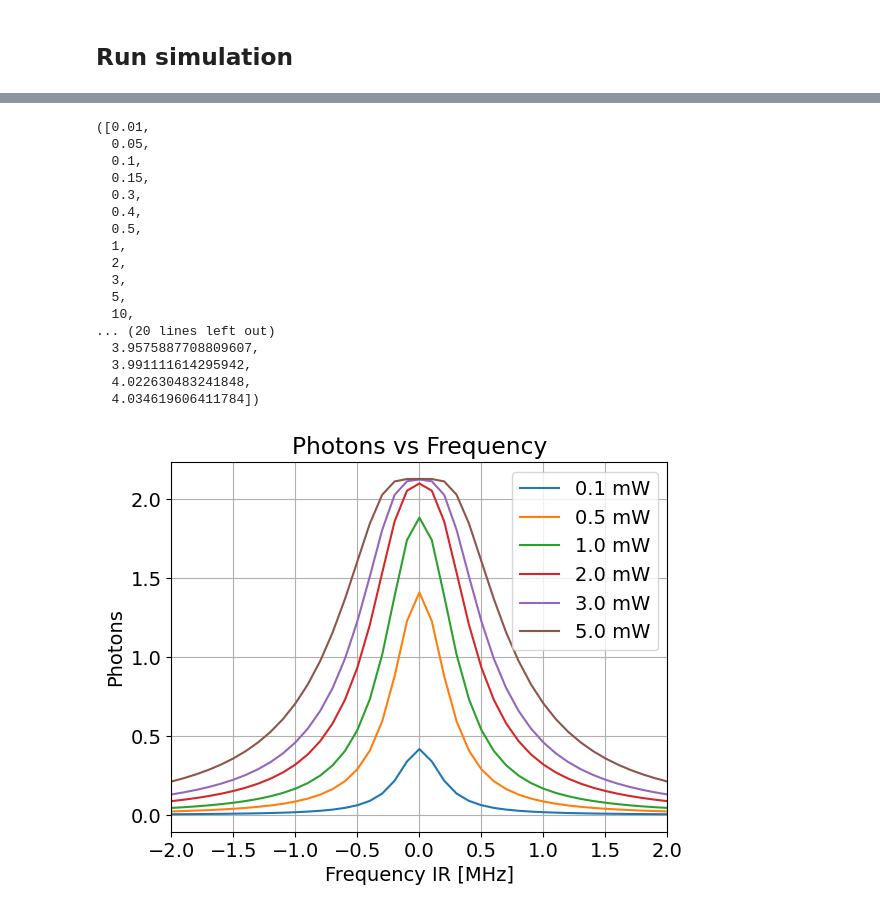
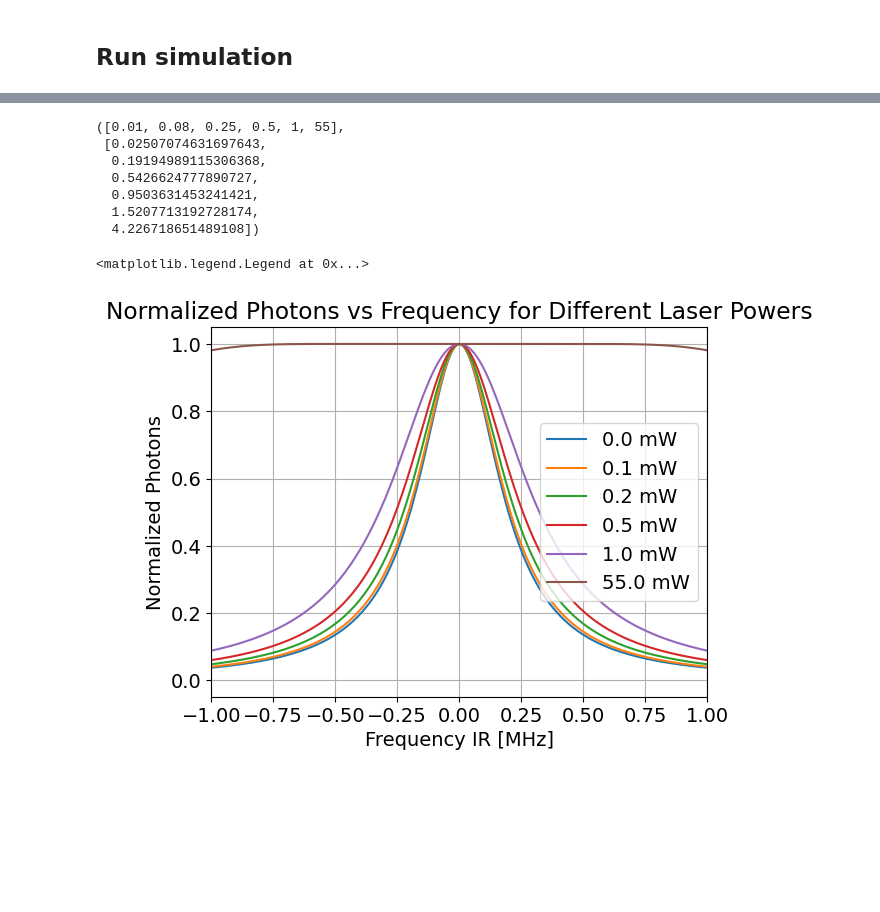
Before and after one commit to zhouperry/CeNTREX-TlF-julia-extension, a Jupyter notebook: examples/R2 transition longer beamline.ipynb, the cells around one changed output, grey strips where cells are left out. Cells and saved outputs as stored; diff of their text form; code cells hidden in the pictures; blank space fills up the shorter version.

```diff
--- a/examples/R2 transition longer beamline.ipynb
+++ b/examples/R2 transition longer beamline.ipynb
@@ -75,7 +75,7 @@ odepars = lindblad_julia.odeParameters(
     β=0,  # laser phase modulation depth [rad]
     PZ0=1,
     # molecules
-    z0=0,  # molecule start z position [m]
+    z0=-0.03,  # molecule start z position [m]
     vz=184,  # longitudinal molecular velocity [m/s]
     vx=0,
     y0=0.0,
@@ -263,7 +271,11 @@ def power_scan_function(laser_power):
     ρ = utils.population.generate_uniform_population_states(
         states.QuantumSelector(J=2, F=3, electronic=states.ElectronicState.X), obe_system.QN
     )
+    stop_function = "vz*t + z0 >= 2e-2"
 
+    callback = lindblad_julia.setup_discrete_callback_terminate(
+        odepars=odepars, stop_expression=stop_function
+    )
     odepars.σz, odepars.σy = sigma_x*pixel_x_size, sigma_y*pixel_y_size
     odepars.β = 0
     odepars.θ = theta
@@ -281,10 +293,11 @@ def power_scan_function(laser_power):
         saveat=1e-6,
         abstol=1e-10,
         reltol=1e-7,
+        callback=callback,
     )
 
-    problem = lindblad_julia.OBEProblem(odepars, ρ, tspan=(0, 50e-6))
-    frequencies = np.arange(-10, 10, 0.1) * 2 * np.pi * 1e6 * 4
+    problem = lindblad_julia.OBEProblem(odepars, ρ, tspan=(0, 500e-6))
+    frequencies = np.arange(-5, 5, 0.01) * 2 * np.pi * 1e6 * 4
 
     scan_values = [frequencies]
     parameters = ["laser_detuning"]
@@ -368,7 +377,8 @@ def fwhm(freq, signal):
     return width, f_left, f_right
 
 
-laser_powers = [0.01, 0.05, 0.1, 0.15, 0.3, 0.4, 0.5, 1, 2, 3, 5, 10, 15, 20, 25, 30, 40, 50]
+laser_powers = [0.01, 0.08, 0.25, 0.5, 1, 55]
+results_scan = {}
 integrals = []
 fwhms = []
 fig, ax = plt.subplots(figsize=(10, 6))
@@ -377,15 +387,11 @@ for power in tqdm.tqdm(laser_powers):
     # Assume: frequencies and results.results are given arrays
     frequencies = frequencies / (2 * np.pi * 1e6 * 4)  # scale frequencies
 
-    # Apply mask for the range -1 to 1
-    mask = (frequencies >= -1) & (frequencies <= 1)
     fwhm_value, f_left, f_right = fwhm(frequencies, results.results)
     fwhms.append(fwhm_value)
-    frequencies_masked = frequencies[mask]
-    results_masked = results.results[mask]
-
+    results_scan[power] = (frequencies, results)
     # Perform numerical integration
-    integral = simpson(results_masked, x=frequencies_masked)
+    integral = simpson(results.results, x=frequencies)
     integrals.append(integral)
     ax.plot(frequencies, results.results, label=f"{power:.1f} mW")
 ax.set_xlabel("Frequency [MHz]")
@@ -460,34 +466,23 @@ plt.show()
 # %%
 laser_powers, integrals
 # %% [output]
-([0.01,
-  0.05,
-  0.1,
-  0.15,
-  0.3,
-  0.4,
-  0.5,
-  1,
-  2,
-  3,
-  5,
-  10,
-... (20 lines left out)
-  3.9575887708809607,
-  3.991111614295942,
-  4.022630483241848,
-  4.034619606411784])
+([0.01, 0.08, 0.25, 0.5, 1, 55],
+ [0.02507074631697643,
+  0.19194989115306368,
+  0.5426624777890727,
+  0.9503631453241421,
+  1.5207713192728174,
+  4.226718651489108])
 # %%
-laser_powers = [0.1, 0.5, 1, 2, 3, 5]
-for power in tqdm.tqdm(laser_powers):
-    frequencies, results = power_scan_function(power)
-
-    plt.plot(frequencies / (2 * np.pi * 1e6 * 4), results.results, label=f"{power:.1f} mW")
+for power, results in results_scan.items():
+    frequencies, results = results
+    plt.plot(frequencies, results.results/results.results[500], label=f"{power:.1f} mW")
+plt.xlim(-1,1)
+plt.grid()
+plt.xlabel("Frequency IR [MHz]")
+plt.ylabel("Normalized Photons")
+plt.title("Normalized Photons vs Frequency for Different Laser Powers")
 plt.legend()
-plt.xlim(-2, 2)
-plt.xlabel("Frequency IR [MHz]")
-plt.ylabel("Photons")
-plt.title("Photons vs Frequency")
-plt.grid(True)
 # %% [output]
+<matplotlib.legend.Legend at 0x...>
-[figure, old version]
+[figure, new version]
```
Also changed, not shown: parts of 11 cells of this notebook, 1 other file.
